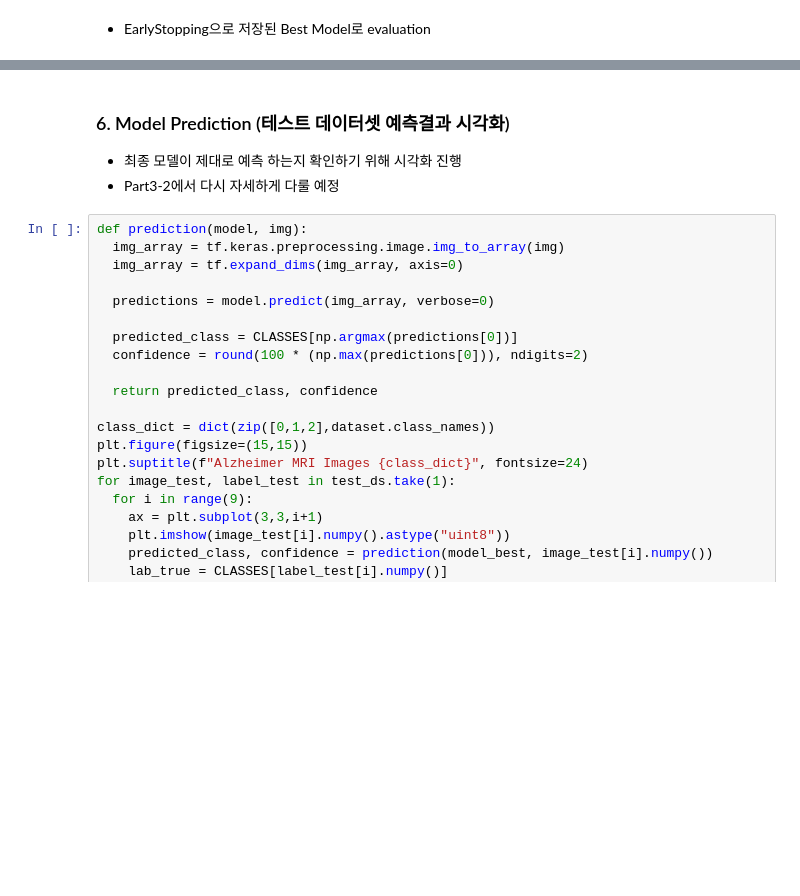
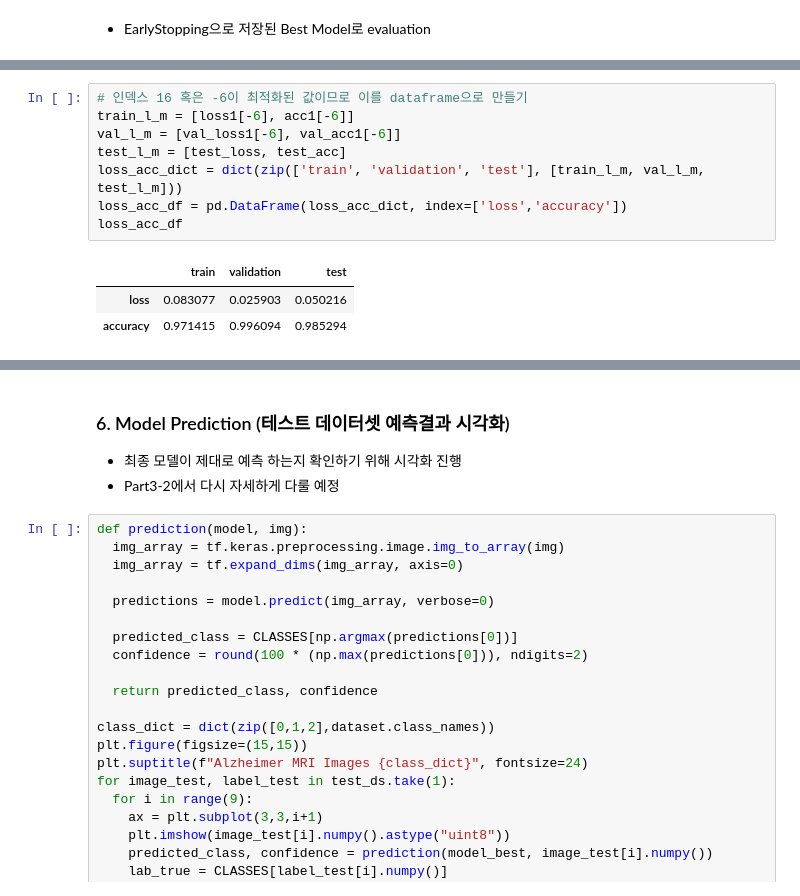
Before and after one commit to BJBRITT82/Alzheimer_MCI-CNN_Classifier, a Jupyter notebook: local ipynb/Part3_1-Final_Model.ipynb, the cells around one changed output, grey strips where cells are left out. Drawn from its saved outputs; the diff is of its cells as text; blank space fills up the shorter version.

```diff
--- a/local ipynb/Part3_1-Final_Model.ipynb
+++ b/local ipynb/Part3_1-Final_Model.ipynb
@@ -274,0 +289,12 @@ model_best.evaluate(test_ds, verbose=1)
+# %%
+# 인덱스 16 혹은 -6이 최적화된 값이므로 이를 dataframe으로 만들기
+train_l_m = [loss1[-6], acc1[-6]]
+val_l_m = [val_loss1[-6], val_acc1[-6]]
+test_l_m = [test_loss, test_acc]
+loss_acc_dict = dict(zip(['train', 'validation', 'test'], [train_l_m, val_l_m, test_l_m]))
+loss_acc_df = pd.DataFrame(loss_acc_dict, index=['loss','accuracy'])
+loss_acc_df
+# %% [output]
+|  | train | validation | test |
+| loss | 0.083077 | 0.025903 | 0.050216 |
+| accuracy | 0.971415 | 0.996094 | 0.985294 |
```
Also changed, not shown: parts of 15 cells of this notebook.
